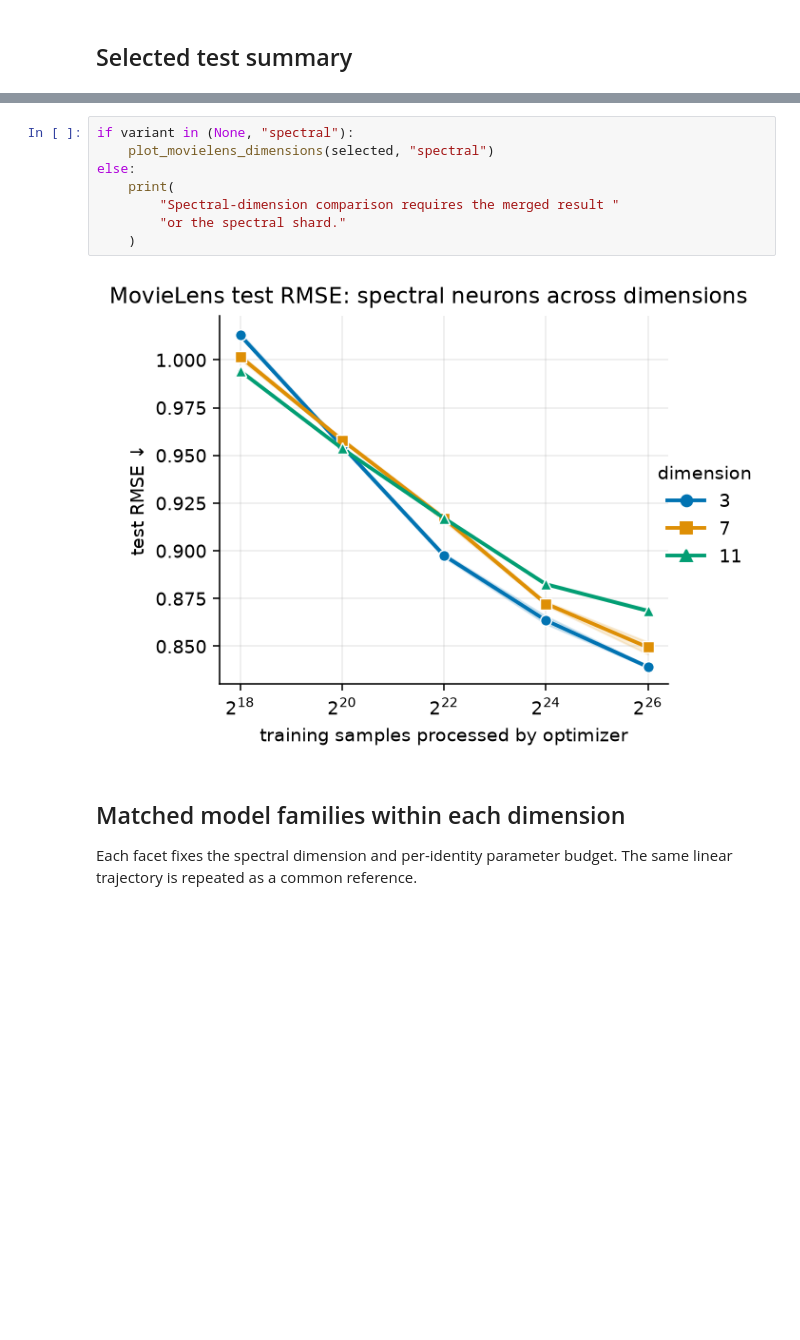
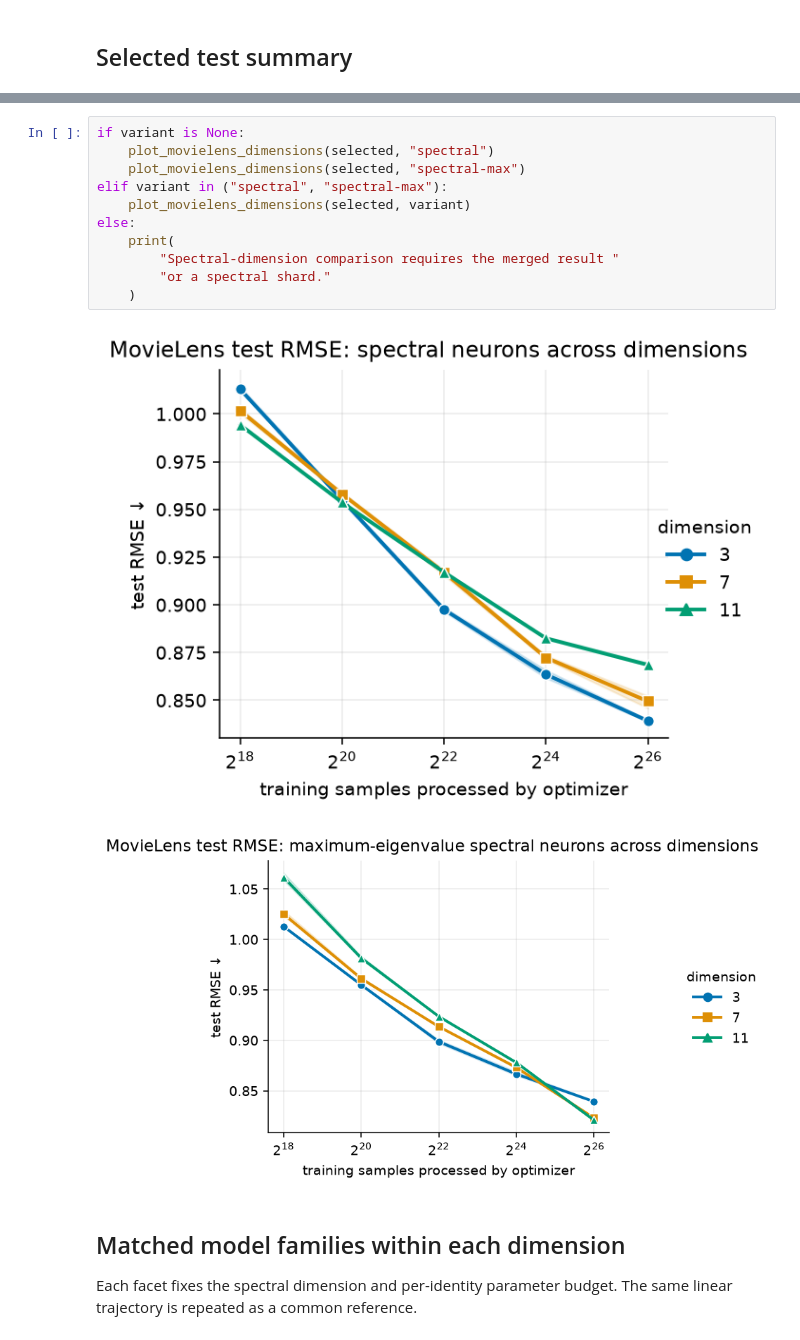
Before and after one commit to alexshtf/spectral_neuron_paper, a Jupyter notebook: notebooks/movielens_scaling.ipynb, the cells around one changed output, grey strips where cells are left out. Cells and saved outputs as stored; diff of their text form; blank space fills up the shorter version.

Commit message:
Add movielens spectral max

```diff
--- a/notebooks/movielens_scaling.ipynb
+++ b/notebooks/movielens_scaling.ipynb
@@ -169,13 +172,17 @@ This is the central capacity-scaling view for the paper: it asks whether larger
 # %%
-if variant in (None, "spectral"):
+if variant is None:
     plot_movielens_dimensions(selected, "spectral")
+    plot_movielens_dimensions(selected, "spectral-max")
+elif variant in ("spectral", "spectral-max"):
+    plot_movielens_dimensions(selected, variant)
 else:
     print(
         "Spectral-dimension comparison requires the merged result "
-        "or the spectral shard."
+        "or a spectral shard."
     )
 # %% [output]
 [figure]
+[figure, added]
 # %% [markdown]
 ## Matched model families within each dimension
 
```
Also changed, not shown: parts of 7 cells of this notebook, 6 other files.
